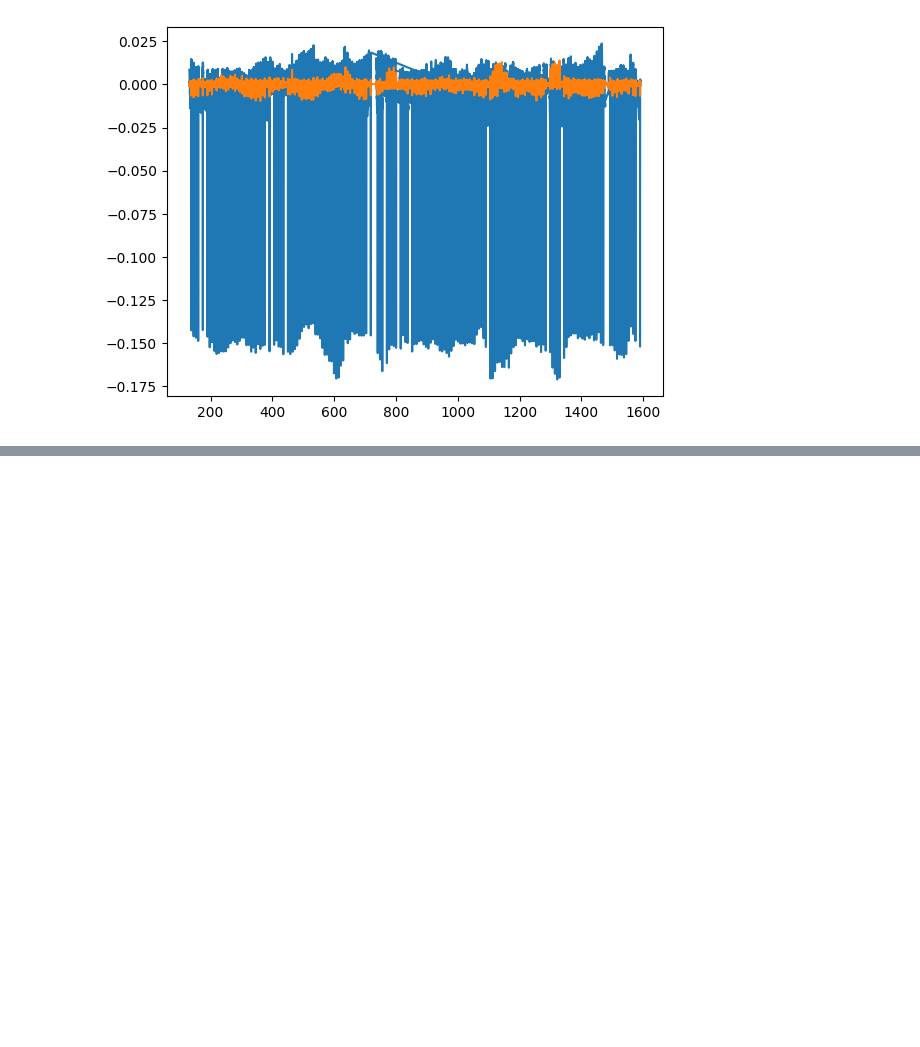
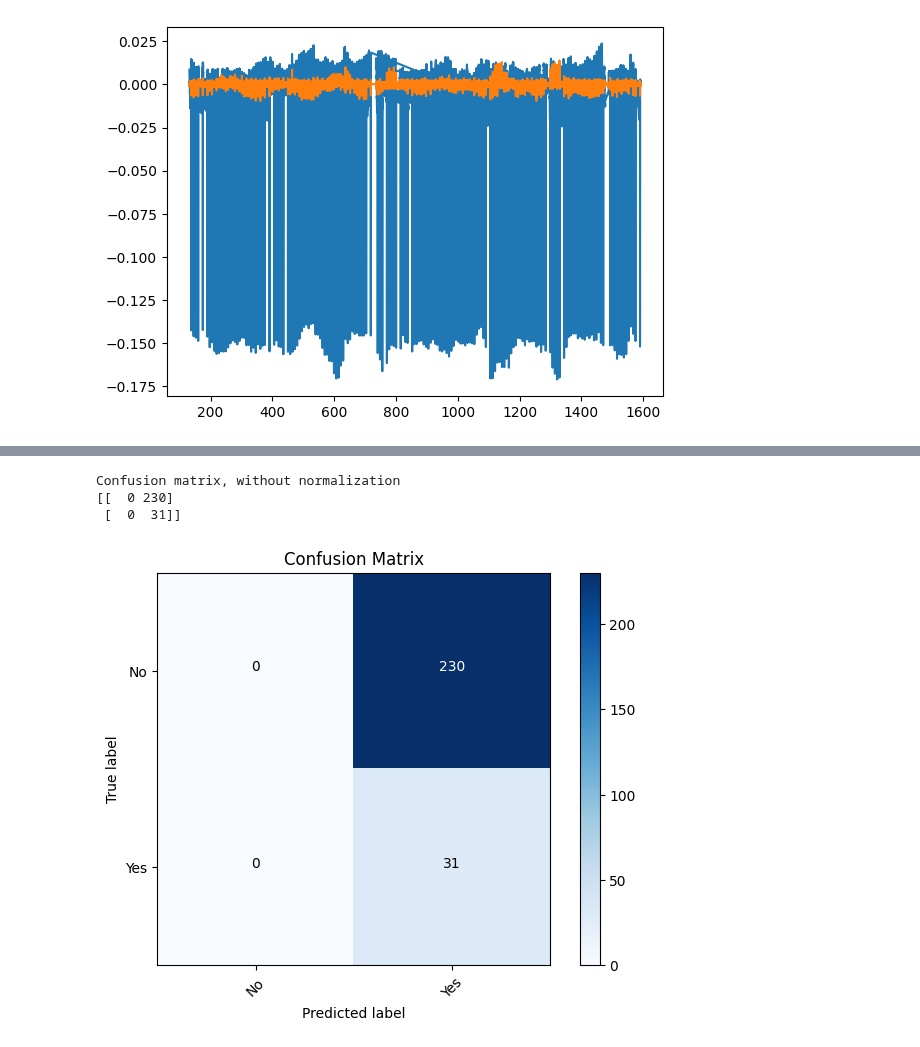
Before and after one commit to sfremy/astro_tools, a Jupyter notebook: prefold_automated.ipynb, the cells around one changed output, grey strips where cells are left out. Drawn from its saved outputs; the diff is of its cells as text; code cells hidden in the pictures; blank space fills up the shorter version.

Commit message:
functional confusion analysis

```diff
--- a/prefold_automated.ipynb
+++ b/prefold_automated.ipynb
@@ -139,0 +188,19 @@ Increase the number of iterations (max_iter) or scale the data as shown in:
+# %%
+import tensorflow as tf
+from model_training_toolkit import CircularConv1D
+import astropy
+
+new_model = tf.keras.models.load_model('best_model.keras')
+
+detrend_ext = np.append(detrend, np.zeros(240 - len(detrend) % 240))  # Extend to a multiple of 256
+segments = np.split(detrend_ext, len(detrend_ext) // 240)  # Split into segments of 240
+transformed_segments = np.array([])
+
+for segment in segments:
+    sigma = astropy.stats.sigma_clipped_stats(segment)[2]
+    transformed_segments = np.append(transformed_segments, (1 - segment) / (2 * sigma))
+
+eval_grid = np.reshape(transformed_segments, (len(transformed_segments) // 240, 240, 1))  # Reshape for model input
+
+predictions = new_model.predict(eval_grid).reshape(len(transformed_segments) // 240)
+predictions
@@ -139,0 +227,28 @@ Increase the number of iterations (max_iter) or scale the data as shown in:
+# %%
+import model_training_toolkit as modelkit
+
+t_ext = np.append(t, np.zeros(240 - len(t) % 240))  # Extend time array to match segments
+t_segments = np.split(t_ext, len(t_ext) // 240)  # Split into segments of 240
+
+true_segments = np.array([])
+
+for segment in t_segments:
+    if any(segment[0] < item < segment[-1] for item in k47):
+        true_segments = np.append(true_segments, 1)
+    else:
+        true_segments = np.append(true_segments, 0)
+
+from sklearn.metrics import confusion_matrix
+
+cm = confusion_matrix(y_true=true_segments,
+                      y_pred=predictions.flatten() > 0.5,
+                      labels=[0, 1])
+
+modelkit.plot_confusion_matrix(cm=cm,
+                      classes=['No','Yes'],
+                      title='Confusion Matrix')
+# %% [output]
+Confusion matrix, without normalization
+[[  0 230]
+ [  0  31]]
+[figure, added]
```
Also changed, not shown: parts of 5 cells of this notebook, 3 other files.
